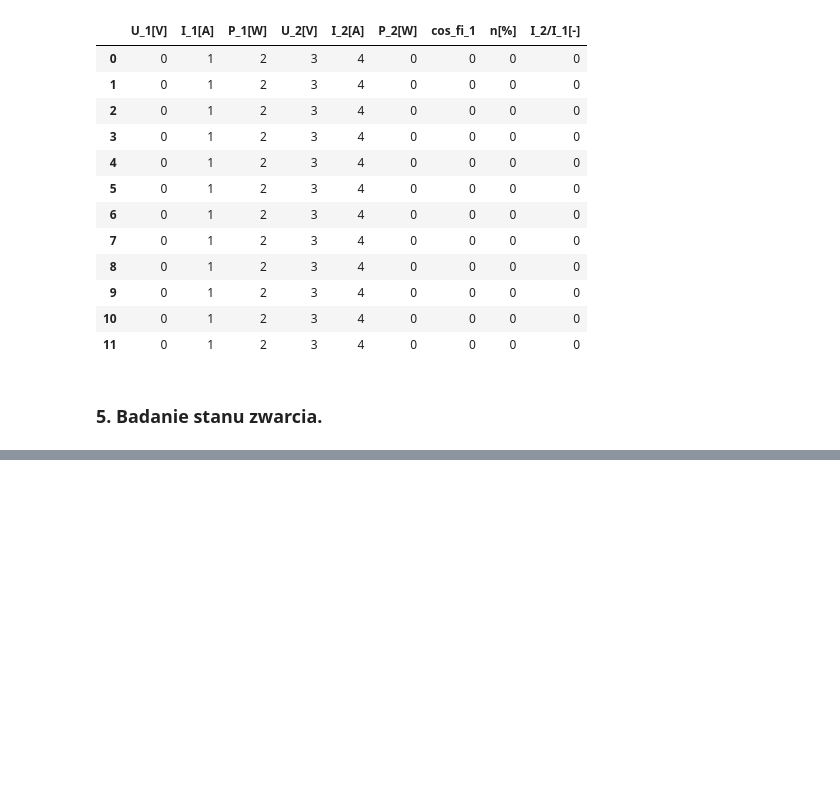
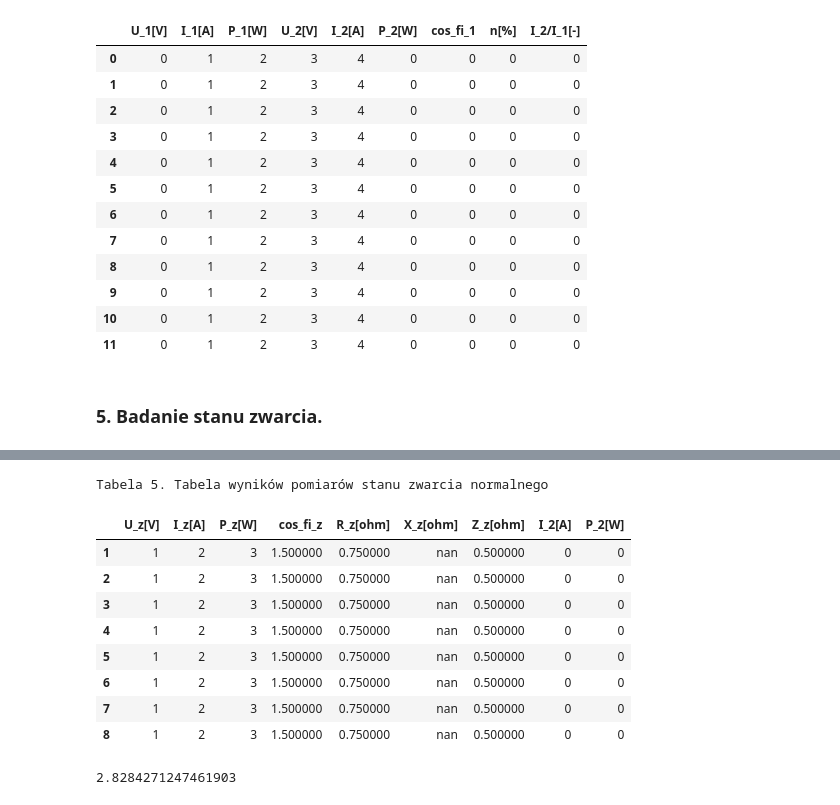
Before and after one commit to yellowBunnyy/elektrotechnika, a Jupyter notebook: cwiczenie_3_transformatory.ipynb, the cells around one changed output, grey strips where cells are left out. Drawn from its saved outputs; the diff is of its cells as text; code cells hidden in the pictures; blank space fills up the shorter version.

```diff
--- a/cwiczenie_3_transformatory.ipynb
+++ b/cwiczenie_3_transformatory.ipynb
@@ -176,0 +151,49 @@ l
+# %%
+l = list(range(1,10)) # test data
+l[-6:] = [0] * 6
+n_samples = 8
+data = [l] * n_samples
+
+cos_fi_z = lambda p_z, u_z, i_z: p_z/(u_z * i_z)
+
+r_z = lambda p_z, i_z: p_z / (i_z**2)
+
+z_z = lambda u_z, i_z: u_z/i_z
+
+x_z = lambda z_z, r_z: (z_z**2 - r_z**2)**.5
+
+p_2 = lambda r_2_sr, i_2: r_2_sr * i_2**2
+
+columns = ["U_z[V]", "I_z[A]", "P_z[W]", "cos_fi_z", "R_z[ohm]", "X_z[ohm]", "Z_z[ohm]", "I_2[A]", "P_2[W]"]
+df5 = pd.DataFrame(data, columns=columns, index=np.arange(n_samples)+1)
+
+df5["cos_fi_z"] = cos_fi_z(df5["P_z[W]"], df5["U_z[V]"], df5["I_z[A]"])
+
+df5["R_z[ohm]"] = r_z(df5["P_z[W]"], df5["I_z[A]"])
+
+df5["Z_z[ohm]"] = z_z(df5["U_z[V]"], df5["I_z[A]"])
+
+df5["X_z[ohm]"] = x_z(df5["Z_z[ohm]"], df5["R_z[ohm]"])
+
+# TO OD
+# calc p_2
+# I_2 from we can get ?
+
+
+df5=df5.style.set_caption("Tabela 5. Tabela wyników pomiarów stanu zwarcia normalnego")
+df5
+# %% [output]
+Tabela 5. Tabela wyników pomiarów stanu zwarcia normalnego
+|  | U_z[V] | I_z[A] | P_z[W] | cos_fi_z | R_z[ohm] | X_z[ohm] | Z_z[ohm] | I_2[A] | P_2[W] |
+| 1 | 1 | 2 | 3 | 1.500000 | 0.750000 | nan | 0.500000 | 0 | 0 |
+| 2 | 1 | 2 | 3 | 1.500000 | 0.750000 | nan | 0.500000 | 0 | 0 |
+| 3 | 1 | 2 | 3 | 1.500000 | 0.750000 | nan | 0.500000 | 0 | 0 |
+| 4 | 1 | 2 | 3 | 1.500000 | 0.750000 | nan | 0.500000 | 0 | 0 |
+| 5 | 1 | 2 | 3 | 1.500000 | 0.750000 | nan | 0.500000 | 0 | 0 |
+| 6 | 1 | 2 | 3 | 1.500000 | 0.750000 | nan | 0.500000 | 0 | 0 |
+| 7 | 1 | 2 | 3 | 1.500000 | 0.750000 | nan | 0.500000 | 0 | 0 |
+| 8 | 1 | 2 | 3 | 1.500000 | 0.750000 | nan | 0.500000 | 0 | 0 |
+# %%
+x_z(3, 1)
+# %% [output]
+2.8284271247461903
```
Also changed, not shown: parts of 10 cells of this notebook.
